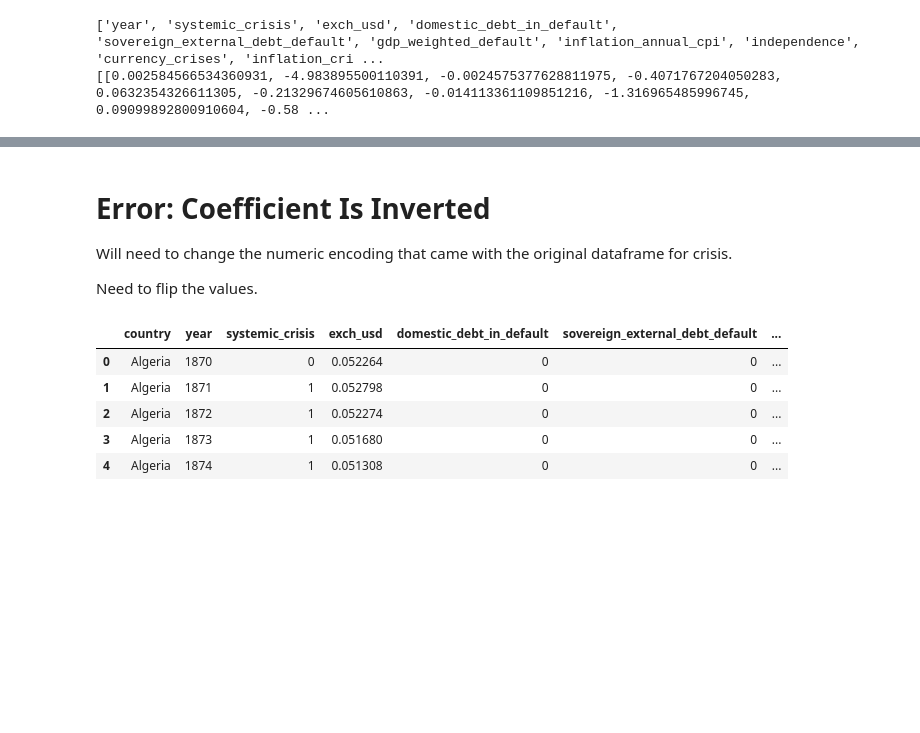
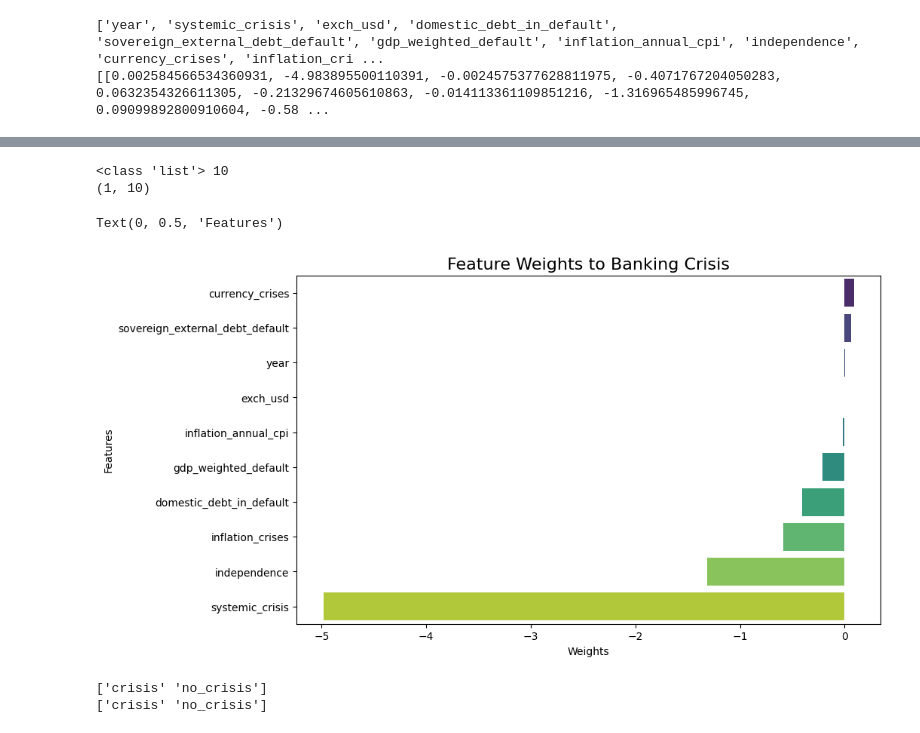
Before and after one commit to LeeBoy-Hmong/MachineLearning, a Jupyter notebook: FinancialCrisis/FinancialAfrica.ipynb, the cells around one changed output, grey strips where cells are left out. Cells and saved outputs as stored; diff of their text form; code cells hidden in the pictures; blank space fills up the shorter version.

Commit message:
removed OHE, regular mapping of targets, redo-project asap

```diff
--- a/FinancialCrisis/FinancialAfrica.ipynb
+++ b/FinancialCrisis/FinancialAfrica.ipynb
@@ -449,6 +446,0 @@ P(crisis|systemic=1): [[0.53847269 0.0079053  0.53721939 0.43645406 0.55350595 0
-# %% [markdown]
-# Error: Coefficient Is Inverted
-
-Will need to change the numeric encoding that came with the original dataframe for crisis.
-
-Need to flip the values.
@@ -457,10 +447,30 @@ clean_data['systemic_crisis'] = clean_data['systemic_crisis'].apply(lambda x:0 i
-# %%
-# Rebuild the input columns
-clean_data.head()
-# %% [output]
-|  | country | year | systemic_crisis | exch_usd | domestic_debt_in_default | sovereign_external_debt_default | ... |
-| 0 | Algeria | 1870 | 0 | 0.052264 | 0 | 0 | ... |
-| 1 | Algeria | 1871 | 1 | 0.052798 | 0 | 0 | ... |
-| 2 | Algeria | 1872 | 1 | 0.052274 | 0 | 0 | ... |
-| 3 | Algeria | 1873 | 1 | 0.051680 | 0 | 0 | ... |
-| 4 | Algeria | 1874 | 1 | 0.051308 | 0 | 0 | ... |
+# %%
+# Make a more visible list of each weight column
+
+weight_df = pd.DataFrame({
+    'Feature' : input_col,
+    'Weight' : Log_model.coef_.tolist()[0]
+})
+# %%
+print(type(input_col), len(input_col))
+print(Log_model.coef_.shape)
+# %% [output]
+<class 'list'> 10
+(1, 10)
+# %%
+plt.figure(figsize=(10,6))
+sns.barplot(weight_df.sort_values('Weight', ascending=False),
+            x='Weight',
+            y='Feature',
+            palette='viridis')
+plt.title('Feature Weights to Banking Crisis', fontsize=16)
+plt.xlabel('Weights')
+plt.ylabel('Features')
+# %% [output]
+Text(0, 0.5, 'Features')
+[figure, added]
+# %%
+print(np.unique(train_target)); print(Log_model.classes_)
+# %% [output]
+['crisis' 'no_crisis']
+['crisis' 'no_crisis']
```
Also changed, not shown: parts of 10 cells of this notebook.
